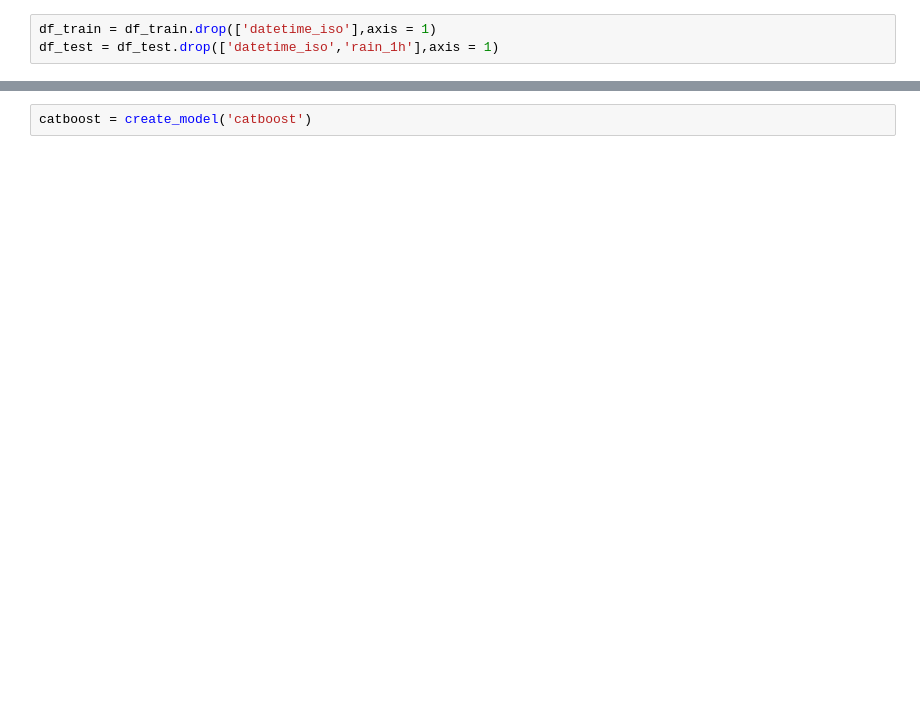
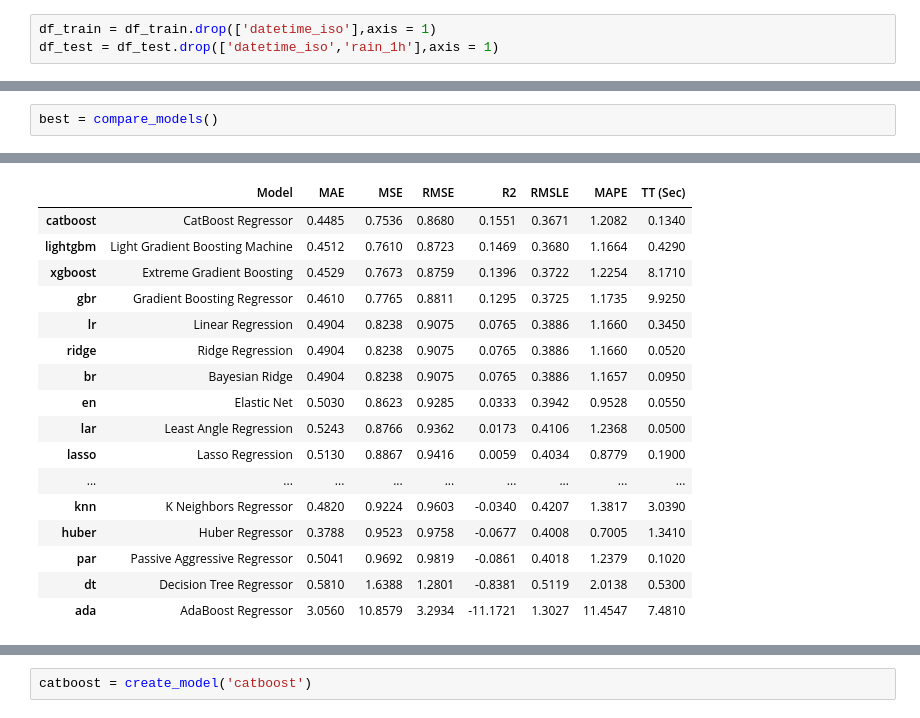
Before and after one commit to RayhanAdii/NextHope-Dataquest, a Jupyter notebook: 8_1_Quick_Modeling.ipynb, the cells around one changed output, grey strips where cells are left out. Cells and saved outputs as stored; diff of their text form; blank space fills up the shorter version.

```diff
--- a/8_1_Quick_Modeling.ipynb
+++ b/8_1_Quick_Modeling.ipynb
@@ -64,0 +65,3 @@ s = setup(df_train, target = 'rain_1h', session_id = 42)
+# %%
+best = compare_models()
+# %% [output]
@@ -64,0 +69,17 @@ s = setup(df_train, target = 'rain_1h', session_id = 42)
+|  | Model | MAE | MSE | RMSE | R2 | RMSLE | MAPE | TT (Sec) |
+| catboost | CatBoost Regressor | 0.4485 | 0.7536 | 0.8680 | 0.1551 | 0.3671 | 1.2082 | 0.1340 |
+| lightgbm | Light Gradient Boosting Machine | 0.4512 | 0.7610 | 0.8723 | 0.1469 | 0.3680 | 1.1664 | 0.4290 |
+| xgboost | Extreme Gradient Boosting | 0.4529 | 0.7673 | 0.8759 | 0.1396 | 0.3722 | 1.2254 | 8.1710 |
+| gbr | Gradient Boosting Regressor | 0.4610 | 0.7765 | 0.8811 | 0.1295 | 0.3725 | 1.1735 | 9.9250 |
+| lr | Linear Regression | 0.4904 | 0.8238 | 0.9075 | 0.0765 | 0.3886 | 1.1660 | 0.3450 |
+| ridge | Ridge Regression | 0.4904 | 0.8238 | 0.9075 | 0.0765 | 0.3886 | 1.1660 | 0.0520 |
+| br | Bayesian Ridge | 0.4904 | 0.8238 | 0.9075 | 0.0765 | 0.3886 | 1.1657 | 0.0950 |
+| en | Elastic Net | 0.5030 | 0.8623 | 0.9285 | 0.0333 | 0.3942 | 0.9528 | 0.0550 |
+| lar | Least Angle Regression | 0.5243 | 0.8766 | 0.9362 | 0.0173 | 0.4106 | 1.2368 | 0.0500 |
+| lasso | Lasso Regression | 0.5130 | 0.8867 | 0.9416 | 0.0059 | 0.4034 | 0.8779 | 0.1900 |
+| ... | ... | ... | ... | ... | ... | ... | ... | ... |
+| knn | K Neighbors Regressor | 0.4820 | 0.9224 | 0.9603 | -0.0340 | 0.4207 | 1.3817 | 3.0390 |
+| huber | Huber Regressor | 0.3788 | 0.9523 | 0.9758 | -0.0677 | 0.4008 | 0.7005 | 1.3410 |
+| par | Passive Aggressive Regressor | 0.5041 | 0.9692 | 0.9819 | -0.0861 | 0.4018 | 1.2379 | 0.1020 |
+| dt | Decision Tree Regressor | 0.5810 | 1.6388 | 1.2801 | -0.8381 | 0.5119 | 2.0138 | 0.5300 |
+| ada | AdaBoost Regressor | 3.0560 | 10.8579 | 3.2934 | -11.1721 | 1.3027 | 11.4547 | 7.4810 |
```
Also changed, not shown: parts of 4 cells of this notebook, 6 other files.
